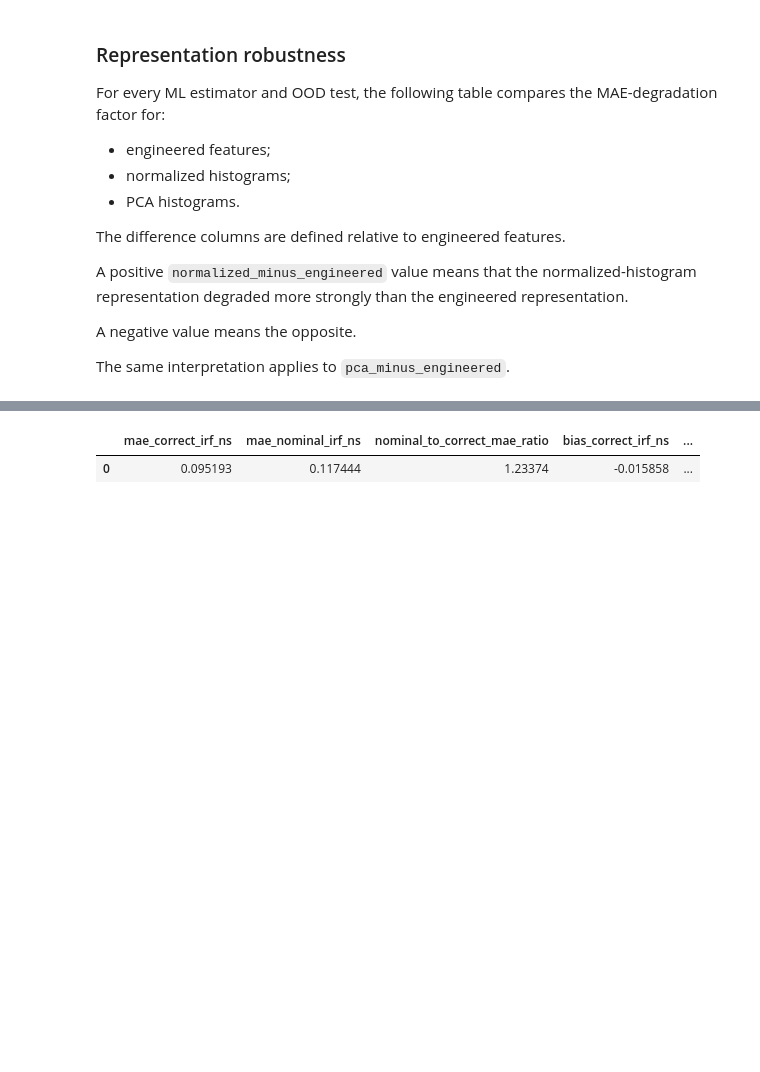
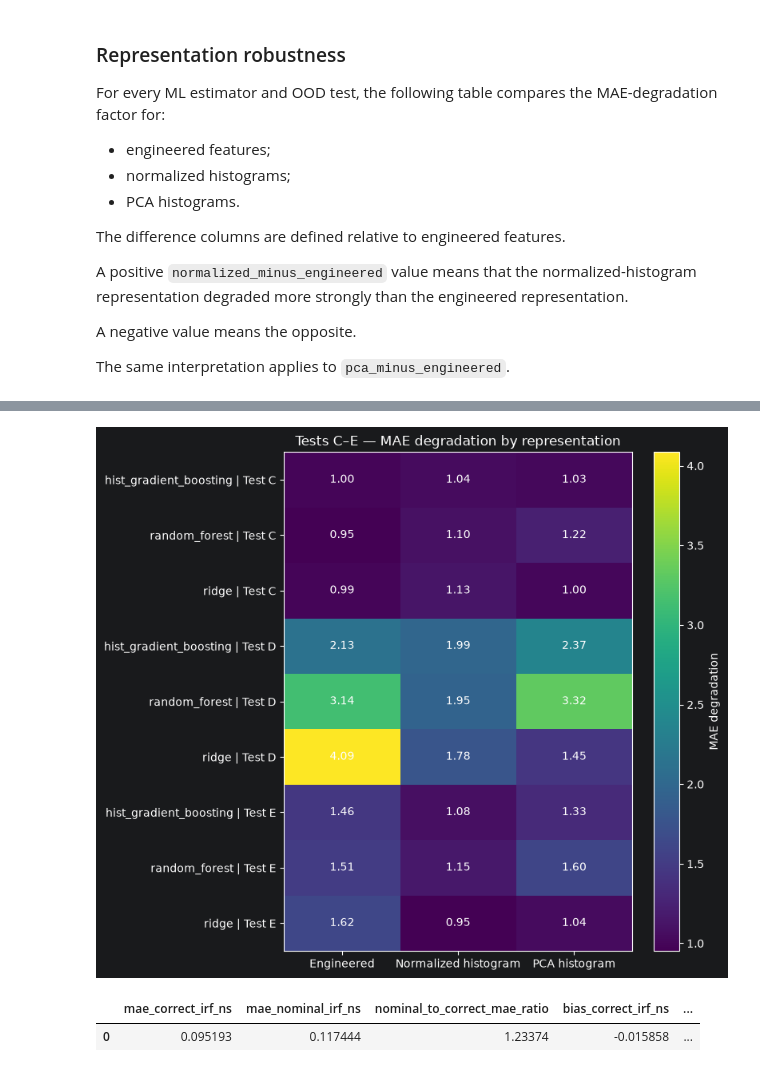
Before and after one commit to moryev/tcspc-lifetime-toolkit, a Jupyter notebook: notebooks/13_generalization_and_robustness.ipynb, the cells around one changed output, grey strips where cells are left out. Saved outputs shown, nothing was run; the diff lists cells and outputs as text; code cells hidden in the pictures; blank space fills up the shorter version.

```diff
--- a/notebooks/13_generalization_and_robustness.ipynb
+++ b/notebooks/13_generalization_and_robustness.ipynb
@@ -1106,6 +1213,90 @@ instrument_diagnostics.representation_comparison
 | 6 | hist_gradient_boosting | E | 1.458053 | 1.076933 | 1.325767 | ... |
 | 7 | random_forest | E | 1.513806 | 1.150512 | 1.603922 | ... |
 | 8 | ridge | E | 1.623130 | 0.952625 | 1.042729 | ... |
+# %%
+representation_plot = (
+    instrument_diagnostics
+    .representation_comparison
+    .copy()
+)
+
+representation_plot["label"] = (
+    representation_plot["estimator"]
+    + " | Test "
+    + representation_plot["ood_test_id"]
+)
+
+matrix = representation_plot[
+    [
+        "degradation_engineered_features",
+        "degradation_normalized_histogram",
+        "degradation_pca_histogram",
+    ]
+].to_numpy()
+
+fig, ax = plt.subplots(
+    figsize=(8, 7)
+)
+
+image = ax.imshow(
+    matrix,
+    aspect="auto",
+)
+
+ax.set_yticks(
+    np.arange(
+        len(representation_plot)
+    )
+)
+
+ax.set_yticklabels(
+    representation_plot["label"]
+)
+
+ax.set_xticks(
+    [
+        0,
+        1,
+        2,
+    ]
+)
+
+ax.set_xticklabels(
+    [
+        "Engineered",
+        "Normalized histogram",
+        "PCA histogram",
+    ]
+)
+
+for row in range(
+    matrix.shape[0]
+):
+    for column in range(
+        matrix.shape[1]
+    ):
+        ax.text(
+            column,
+            row,
+            f"{matrix[row, column]:.2f}",
+            ha="center",
+            va="center",
+        )
+
+ax.set_title(
+    "Tests C–E — MAE degradation by representation"
+)
+
+fig.colorbar(
+    image,
+    ax=ax,
+    label="MAE degradation",
+)
+
+fig.tight_layout()
+plt.show()
+# %% [output]
+[figure, added]
 # %%
 classical_instrument_result.test_c_irf_comparison
 # %% [output]
```
Also changed, not shown: parts of 28 cells of this notebook.
